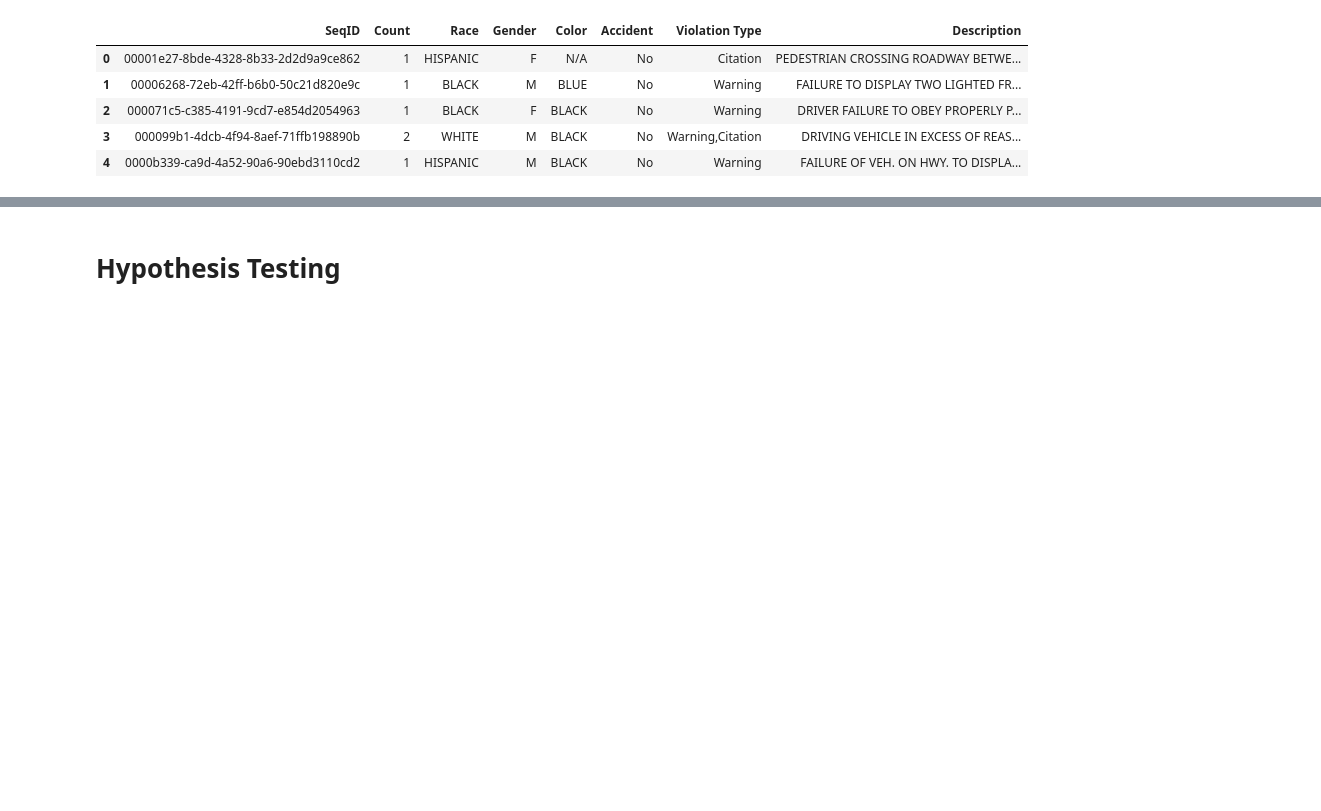
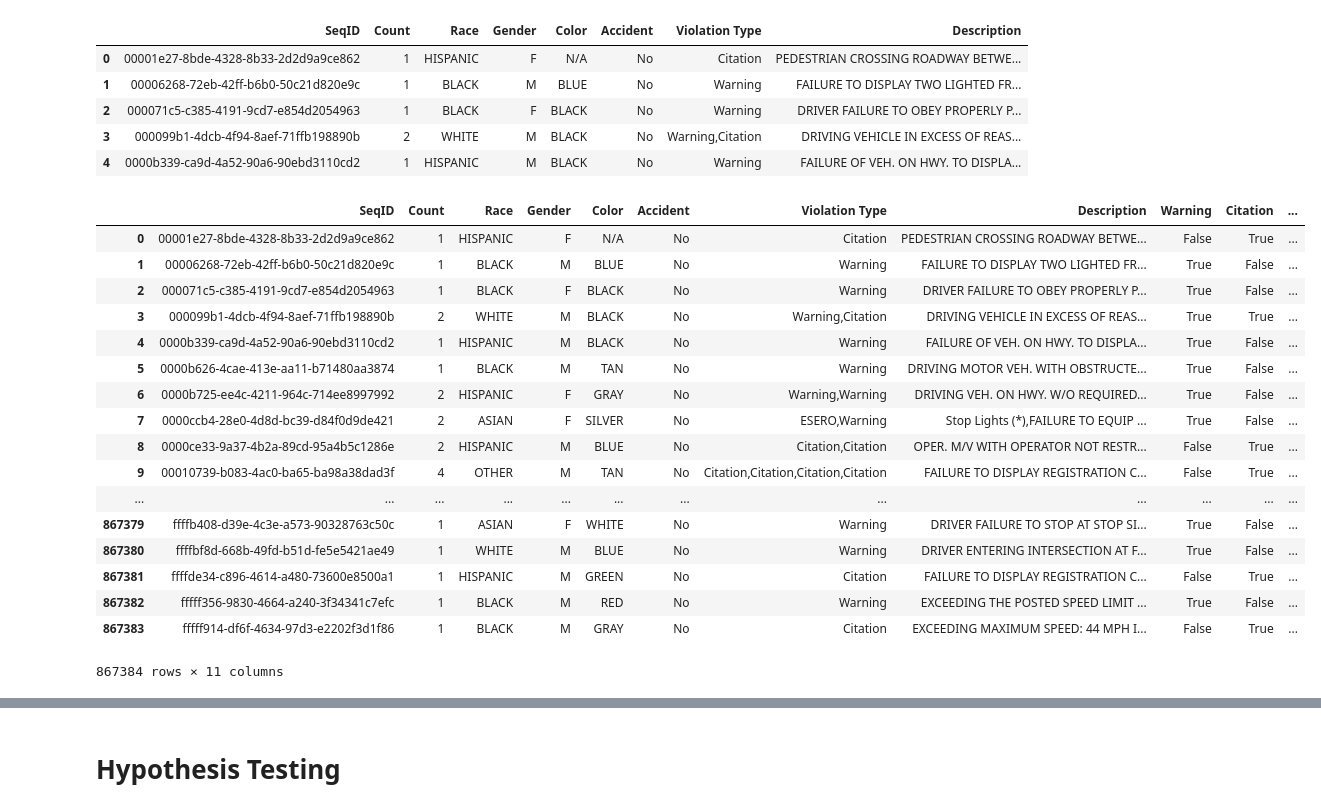
Before and after one commit to mguptaphd/Module3_Project, a Jupyter notebook: Module3_Project.ipynb, the cells around one changed output, grey strips where cells are left out. Drawn from its saved outputs; the diff is of its cells as text; code cells hidden in the pictures; blank space fills up the shorter version.

```diff
--- a/Module3_Project.ipynb
+++ b/Module3_Project.ipynb
@@ -117,3 +117,28 @@ unique_df.head()
 | 2 | 000071c5-c385-4191-9cd7-e854d2054963 | 1 | BLACK | F | BLACK | No | Warning | DRIVER FAILURE TO OBEY PROPERLY P... |
 | 3 | 000099b1-4dcb-4f94-8aef-71ffb198890b | 2 | WHITE | M | BLACK | No | Warning,Citation | DRIVING VEHICLE IN EXCESS OF REAS... |
 | 4 | 0000b339-ca9d-4a52-90a6-90ebd3110cd2 | 1 | HISPANIC | M | BLACK | No | Warning | FAILURE OF VEH. ON HWY. TO DISPLA... |
+# %%
+violtype_df = unique_df.copy()
+violtype_df['Warning'] = violtype_df['Violation Type'].str.contains('Warning')
+violtype_df['Citation'] = violtype_df['Violation Type'].str.contains('Citation')
+violtype_df['Warning_Only'] = violtype_df.Warning  & (violtype_df.Citation==False)
+violtype_df
+# %% [output]
+|  | SeqID | Count | Race | Gender | Color | Accident | Violation Type | Description | Warning | Citation | ... |
+| 0 | 00001e27-8bde-4328-8b33-2d2d9a9ce862 | 1 | HISPANIC | F | N/A | No | Citation | PEDESTRIAN CROSSING ROADWAY BETWE... | False | True | ... |
+| 1 | 00006268-72eb-42ff-b6b0-50c21d820e9c | 1 | BLACK | M | BLUE | No | Warning | FAILURE TO DISPLAY TWO LIGHTED FR... | True | False | ... |
+| 2 | 000071c5-c385-4191-9cd7-e854d2054963 | 1 | BLACK | F | BLACK | No | Warning | DRIVER FAILURE TO OBEY PROPERLY P... | True | False | ... |
+| 3 | 000099b1-4dcb-4f94-8aef-71ffb198890b | 2 | WHITE | M | BLACK | No | Warning,Citation | DRIVING VEHICLE IN EXCESS OF REAS... | True | True | ... |
+| 4 | 0000b339-ca9d-4a52-90a6-90ebd3110cd2 | 1 | HISPANIC | M | BLACK | No | Warning | FAILURE OF VEH. ON HWY. TO DISPLA... | True | False | ... |
+| 5 | 0000b626-4cae-413e-aa11-b71480aa3874 | 1 | BLACK | M | TAN | No | Warning | DRIVING MOTOR VEH. WITH OBSTRUCTE... | True | False | ... |
+| 6 | 0000b725-ee4c-4211-964c-714ee8997992 | 2 | HISPANIC | F | GRAY | No | Warning,Warning | DRIVING VEH. ON HWY. W/O REQUIRED... | True | False | ... |
+| 7 | 0000ccb4-28e0-4d8d-bc39-d84f0d9de421 | 2 | ASIAN | F | SILVER | No | ESERO,Warning | Stop Lights (*),FAILURE TO EQUIP ... | True | False | ... |
+| 8 | 0000ce33-9a37-4b2a-89cd-95a4b5c1286e | 2 | HISPANIC | M | BLUE | No | Citation,Citation | OPER. M/V WITH OPERATOR NOT RESTR... | False | True | ... |
+| 9 | 00010739-b083-4ac0-ba65-ba98a38dad3f | 4 | OTHER | M | TAN | No | Citation,Citation,Citation,Citation | FAILURE TO DISPLAY REGISTRATION C... | False | True | ... |
+| ... | ... | ... | ... | ... | ... | ... | ... | ... | ... | ... | ... |
+| 867379 | ffffb408-d39e-4c3e-a573-90328763c50c | 1 | ASIAN | F | WHITE | No | Warning | DRIVER FAILURE TO STOP AT STOP SI... | True | False | ... |
+| 867380 | ffffbf8d-668b-49fd-b51d-fe5e5421ae49 | 1 | WHITE | M | BLUE | No | Warning | DRIVER ENTERING INTERSECTION AT F... | True | False | ... |
+| 867381 | ffffde34-c896-4614-a480-73600e8500a1 | 1 | HISPANIC | M | GREEN | No | Citation | FAILURE TO DISPLAY REGISTRATION C... | False | True | ... |
+| 867382 | fffff356-9830-4664-a240-3f34341c7efc | 1 | BLACK | M | RED | No | Warning | EXCEEDING THE POSTED SPEED LIMIT ... | True | False | ... |
+| 867383 | fffff914-df6f-4634-97d3-e2202f3d1f86 | 1 | BLACK | M | GRAY | No | Citation | EXCEEDING MAXIMUM SPEED: 44 MPH I... | False | True | ... |
+867384 rows × 11 columns
```
Also changed, not shown: parts of 2 cells of this notebook.
